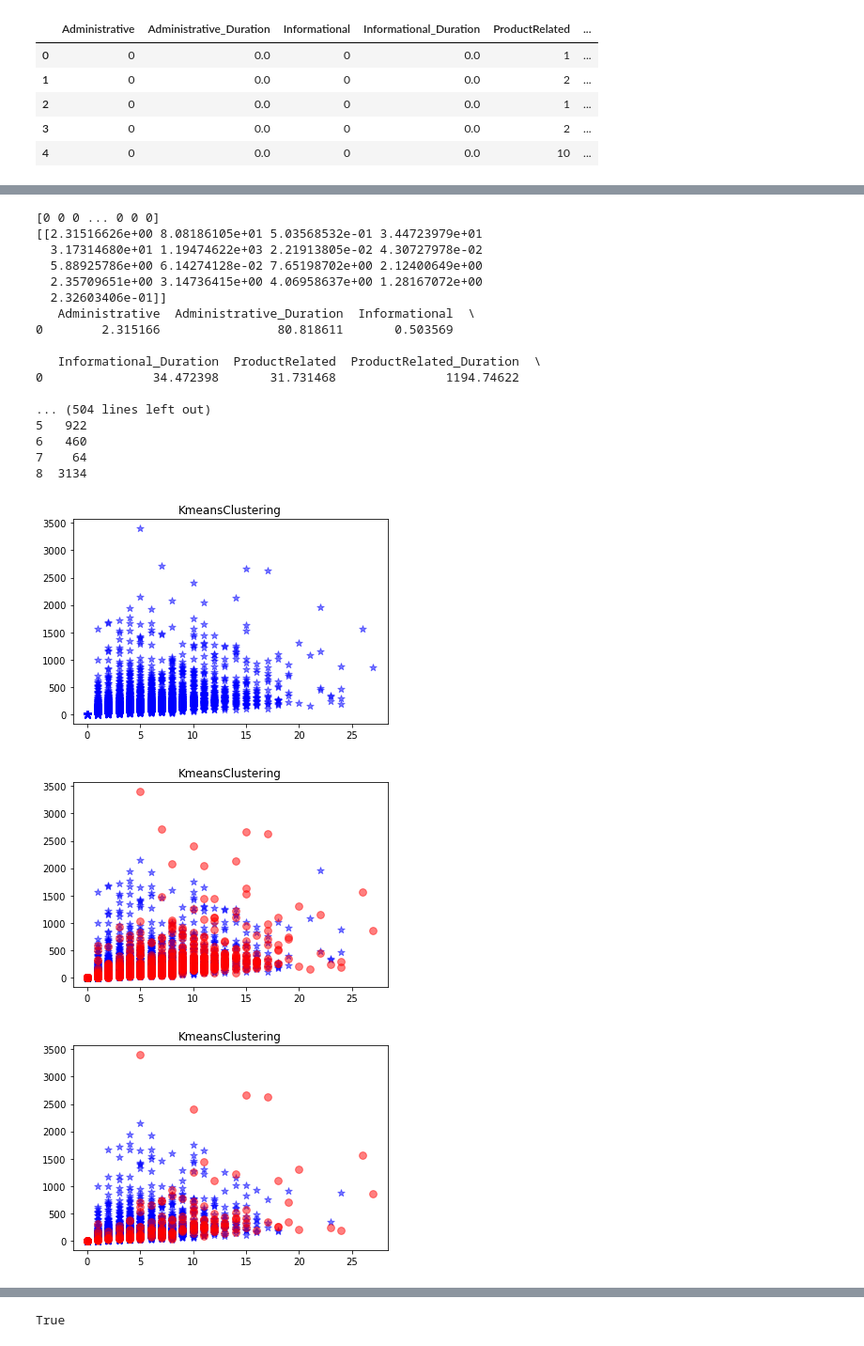
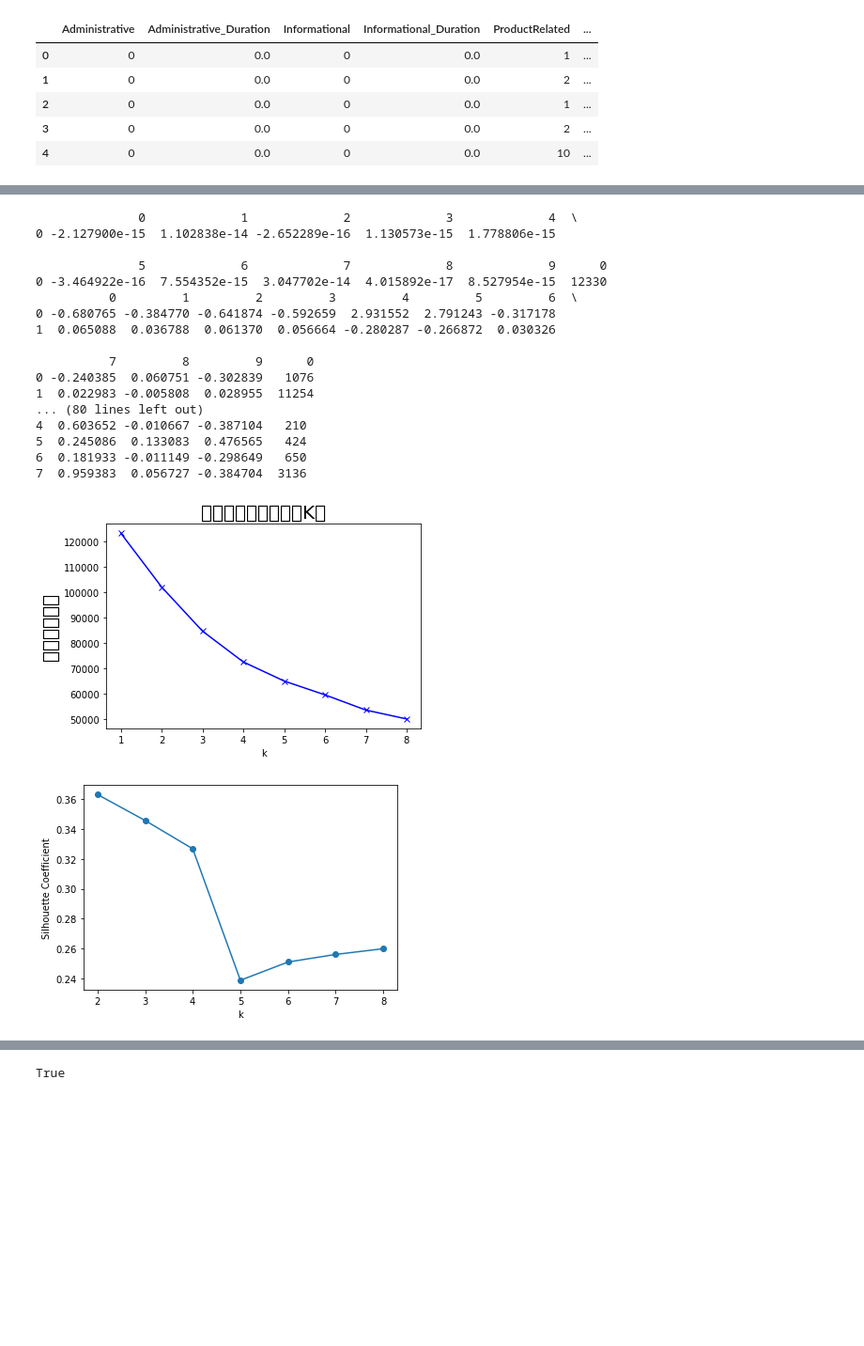
Before and after one commit to Slian22/Cluster_ML, a Jupyter notebook: Demo.ipynb, the cells around one changed output, grey strips where cells are left out. Shown at 94% size. Cells and saved outputs as stored; diff of their text form; code cells hidden in the pictures; blank space fills up the shorter version.

```diff
--- a/Demo.ipynb
+++ b/Demo.ipynb
@@ -39,24 +45,23 @@ data.describe().round(2).T
 # %%
 from Quick_Init import *
-K_Means_('data/trans_1.csv',10)
+K_Means_('data/Pre_data_x.csv',9)
 # %% [output]
-[0 0 0 ... 0 0 0]
-[[2.31516626e+00 8.08186105e+01 5.03568532e-01 3.44723979e+01
-  3.17314680e+01 1.19474622e+03 2.21913805e-02 4.30727978e-02
-  5.88925786e+00 6.14274128e-02 7.65198702e+00 2.12400649e+00
-  2.35709651e+00 3.14736415e+00 4.06958637e+00 1.28167072e+00
-  2.32603406e-01]]
-   Administrative  Administrative_Duration  Informational  \
-0        2.315166                80.818611       0.503569
+              0             1             2             3             4  \
+0 -2.127900e-15  1.102838e-14 -2.652289e-16  1.130573e-15  1.778806e-15
 
-   Informational_Duration  ProductRelated  ProductRelated_Duration  \
-0               34.472398       31.731468               1194.74622
+              5             6             7             8             9      0
+0 -3.464922e-16  7.554352e-15  3.047702e-14  4.015892e-17  8.527954e-15  12330
+          0         1         2         3         4         5         6  \
+0 -0.680765 -0.384770 -0.641874 -0.592659  2.931552  2.791243 -0.317178
+1  0.065088  0.036788  0.061370  0.056664 -0.280287 -0.266872  0.030326
 
-... (504 lines left out)
-5   922
-6   460
-7    64
-8  3134
+          7         8         9      0
+0 -0.240385  0.060751 -0.302839   1076
+1  0.022983 -0.005808  0.028955  11254
+... (80 lines left out)
+4  0.603652 -0.010667 -0.387104   210
+5  0.245086  0.133083  0.476565   424
+6  0.181933 -0.011149 -0.298649   650
+7  0.959383  0.056727 -0.384704  3136
-[figure, old version]
+[figure, new version]
-[figure, old version]
+[figure, new version]
-[figure, removed]
```
Also changed, not shown: parts of 9 cells of this notebook, 5 other files.
